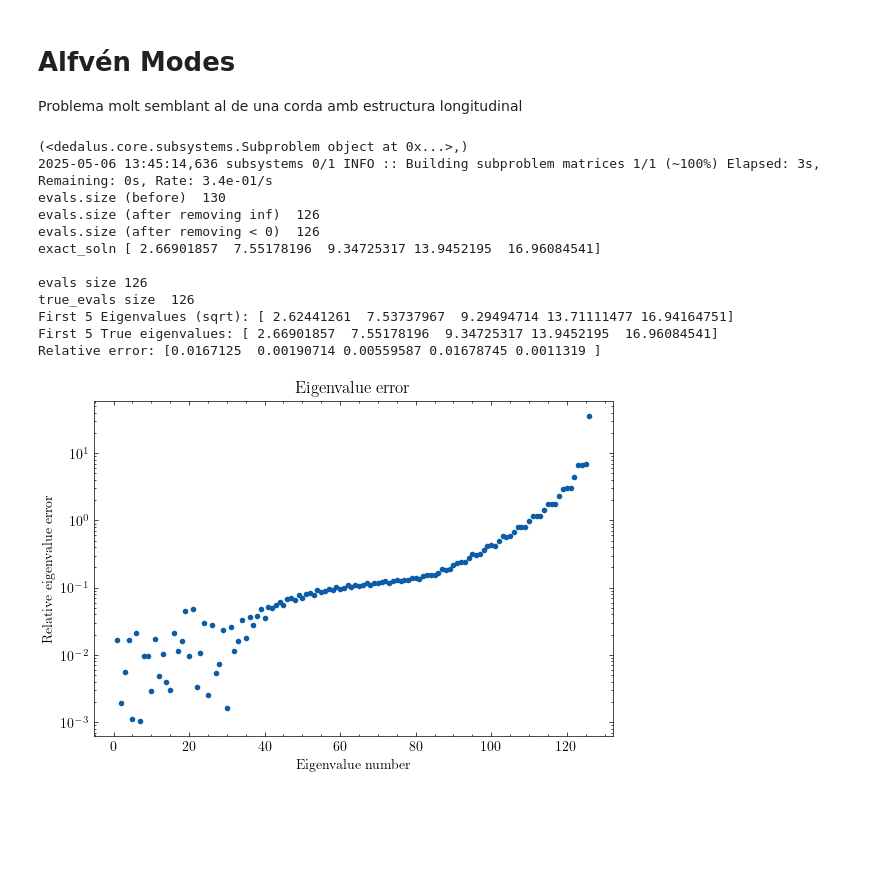
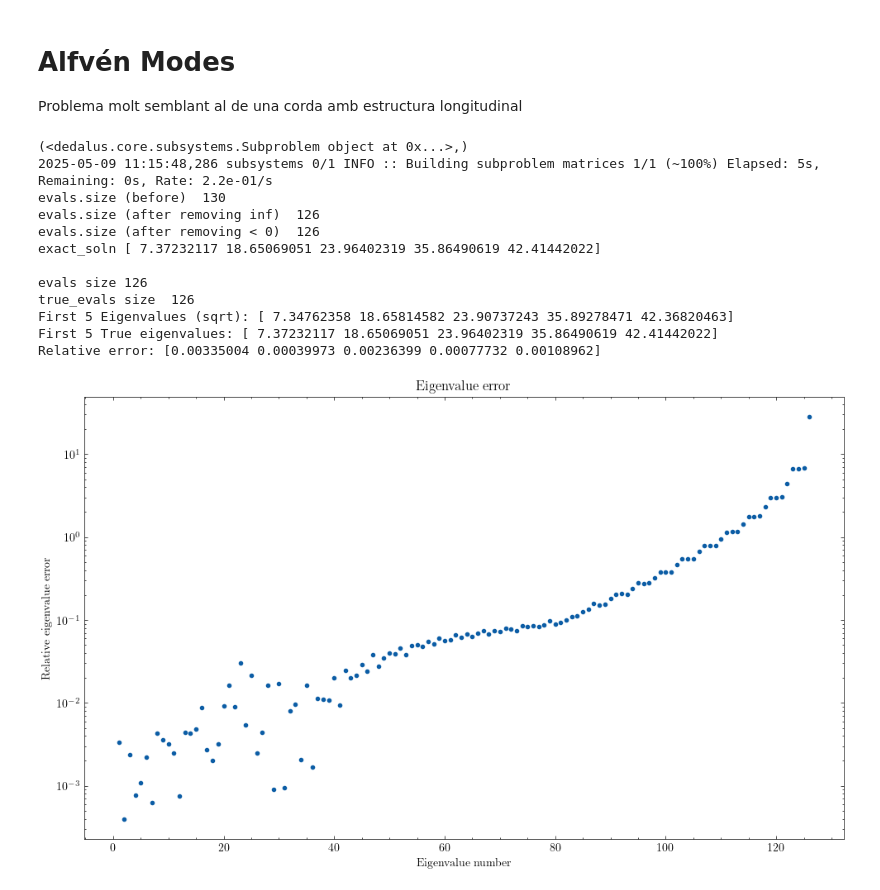
Before and after one commit to JoanRibotOliver/TFG, a Jupyter notebook: Alfvén modes.ipynb, the cells around one changed output. Drawn from its saved outputs; the diff is of its cells as text; code cells hidden in the pictures; blank space fills up the shorter version.

```diff
--- a/Alfvén modes.ipynb
+++ b/Alfvén modes.ipynb
@@ -62,8 +62,8 @@ xmin = -1 # = -xmax
 xp = 0.1
 # xc ∈ [-1, -0.1], xc ∈ [0.1, 1]
 # Square of the wave velocity in the two parts of the system.
-vAp2 = 1#1 # 9
-vAc2 = 6#6 # 36
+vAp2 = 9#1 # 9
+vAc2 = 36#6 # 36
 # And the Alfvén speed too.
 # velocitat dedins menor que defora
 
@@ -166,7 +166,7 @@ print("Relative error:", relative_error[:5])
 
 """ Plot """
 # Plot error
-plt.figure(figsize=(6, 4))
+plt.figure(figsize=(10, 6))
 plt.semilogy(n, relative_error, '.')
 plt.xlabel("Eigenvalue number")
 plt.ylabel("Relative eigenvalue error")
@@ -176,7 +176,7 @@ plt.title("Eigenvalue error")
 #plt.savefig("eigenvalue_error.png", dpi=200)
 
 # Plot real part of v10y
-plt.figure(figsize=(6, 4))
+plt.figure(figsize=(10, 6))
 x = dist.local_grid(xbasis)
 ##print("Eigenvalues whose eigenfunctions are plotted, real and imaginary parts")
 for n, idx in enumerate(np.argsort(solver.eigenvalues)[:4], start=1):
@@ -196,41 +196,41 @@ plt.tight_layout()
 #plt.savefig("Re_A_eigenvectors.png", dpi=200)
 
 # Plot imag part of v10y
-plt.figure(figsize=(6, 4))
+plt.figure(figsize=(10, 6))
 x = dist.local_grid(xbasis)
 ##print("Eigenvalues whose eigenfunctions are plotted, real and imaginary parts")
 for n, idx in enumerate(np.argsort(solver.eigenvalues)[:4], start=1):
     solver.set_state(idx, solver.subsystems[0])
     ##if solver.eigenvalues[idx].real > 0:
     ##    print(f"{idx:04d}    {solver.eigenvalues[idx].real:+.2e}    {solver.eigenvalues[idx].imag:+.2e}")
 
     # ens interessa part Im per comprovar que està bé; ha de ser nul·la
     vg = (v['g'] / v['g'][1]).real
     vi = (v['g'] / v['g'][1]).imag
     plt.plot(x, vi/np.max(np.abs(vg)), label=f"n={n}") # no normalitzam pq ens divideix per 0 ### ara sí normalitzam
 plt.xlim(xmin, xmax)
 plt.legend(loc="lower right", frameon=True)
 plt.ylabel(r"Mode structure")
 plt.xlabel(r"y")
 plt.title(r"Imaginary part of $v_{10y}$")
 plt.tight_layout()
 #plt.savefig("Im_A_eigenvectors.pdf")
 #plt.savefig("Im_A_eigenvectors.png", dpi=200)
 
 # A l'hora de representar la part real de les autofuncions has de tenir clar que la velocitat v (v10y) és en la direcció y i és real.
 # A més, el que es representa és la velocitat, no la corda en sí. Llavors un node implica velocitat nul·la: aquell punt no es mou.
 # Els màxims i mínims són els punts on la velocitat és màxima absolutament, no és que la corda es deformi amb aquella forma...
 # %% [output]
 (<dedalus.core.subsystems.Subproblem object at 0x...>,)
-2025-05-06 13:45:14,636 subsystems 0/1 INFO :: Building subproblem matrices 1/1 (~100%) Elapsed: 3s, Remaining: 0s, Rate: 3.4e-01/s
+2025-05-09 11:15:48,286 subsystems 0/1 INFO :: Building subproblem matrices 1/1 (~100%) Elapsed: 5s, Remaining: 0s, Rate: 2.2e-01/s
 evals.size (before)  130
 evals.size (after removing inf)  126
 evals.size (after removing < 0)  126
-exact_soln [ 2.66901857  7.55178196  9.34725317 13.9452195  16.96084541]
+exact_soln [ 7.37232117 18.65069051 23.96402319 35.86490619 42.41442022]
 
 evals size 126
 true_evals size  126
-First 5 Eigenvalues (sqrt): [ 2.62441261  7.53737967  9.29494714 13.71111477 16.94164751]
-First 5 True eigenvalues: [ 2.66901857  7.55178196  9.34725317 13.9452195  16.96084541]
-Relative error: [0.0167125  0.00190714 0.00559587 0.01678745 0.0011319 ]
+First 5 Eigenvalues (sqrt): [ 7.34762358 18.65814582 23.90737243 35.89278471 42.36820463]
+First 5 True eigenvalues: [ 7.37232117 18.65069051 23.96402319 35.86490619 42.41442022]
+Relative error: [0.00335004 0.00039973 0.00236399 0.00077732 0.00108962]
-[figure, old version]
+[figure, new version]
```
Also changed, not shown: parts of 1 cell of this notebook, 1 other file.
